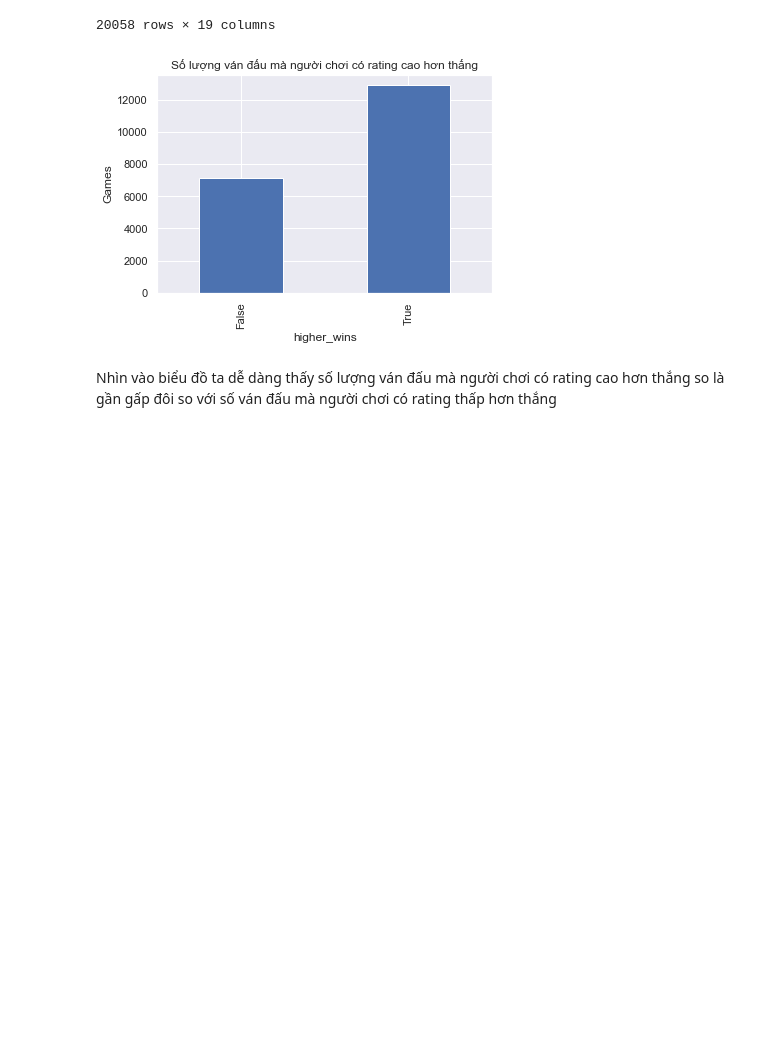
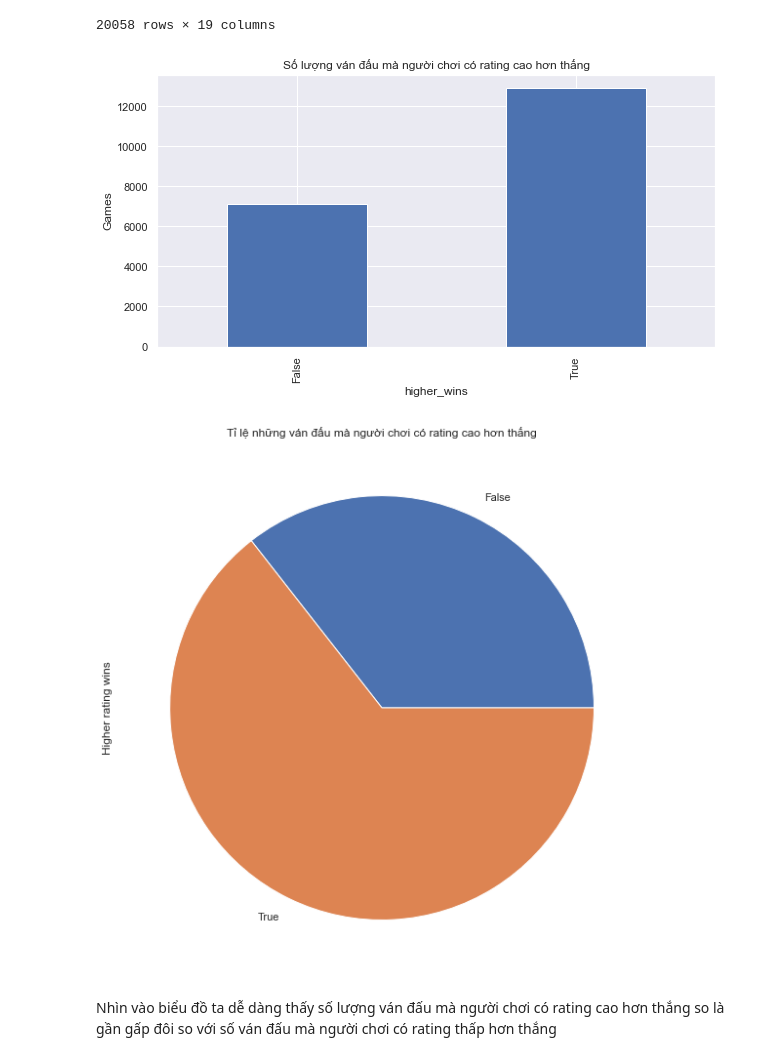
Before and after one commit to nvhieu4899/ProgrammingForDS_PROJECT, a Jupyter notebook: 1712446-NguyenVanHieu.ipynb, the cells around one changed output. Saved outputs shown, nothing was run; the diff lists cells and outputs as text; code cells hidden in the pictures; blank space fills up the shorter version.

```diff
--- a/1712446-NguyenVanHieu.ipynb
+++ b/1712446-NguyenVanHieu.ipynb
@@ -171,10 +225,13 @@ games_df
 20058 rows × 19 columns
 # %%
 higher_rating_wins = games_df.groupby('higher_wins').size()
-higher_rating_wins.plot(kind = 'bar', ylabel = 'Games',title = 'Số lượng ván đấu mà người chơi có rating cao hơn thắng')
+higher_rating_wins.plot(kind = 'bar', ylabel = 'Games',title = 'Số lượng ván đấu mà người chơi có rating cao hơn thắng',figsize = (10,5))
 plt.show()
+higher_rating_wins.plot(kind = 'pie', ylabel='Higher rating wins',title= 'Tỉ lệ những ván đấu mà người chơi có rating cao hơn thắng',figsize = (10,10))
+plt.show()
 # %% [output]
-[figure, old version]
+[figure, new version]
+[figure, added]
 # %% [markdown]
 Nhìn vào biểu đồ ta dễ dàng thấy số lượng ván đấu mà người chơi có rating cao hơn thắng so là gần gấp đôi so với số ván đấu mà người chơi có rating thấp hơn thắng
 # %% [markdown]
```
Also changed, not shown: parts of 36 cells of this notebook, 7 other files.
